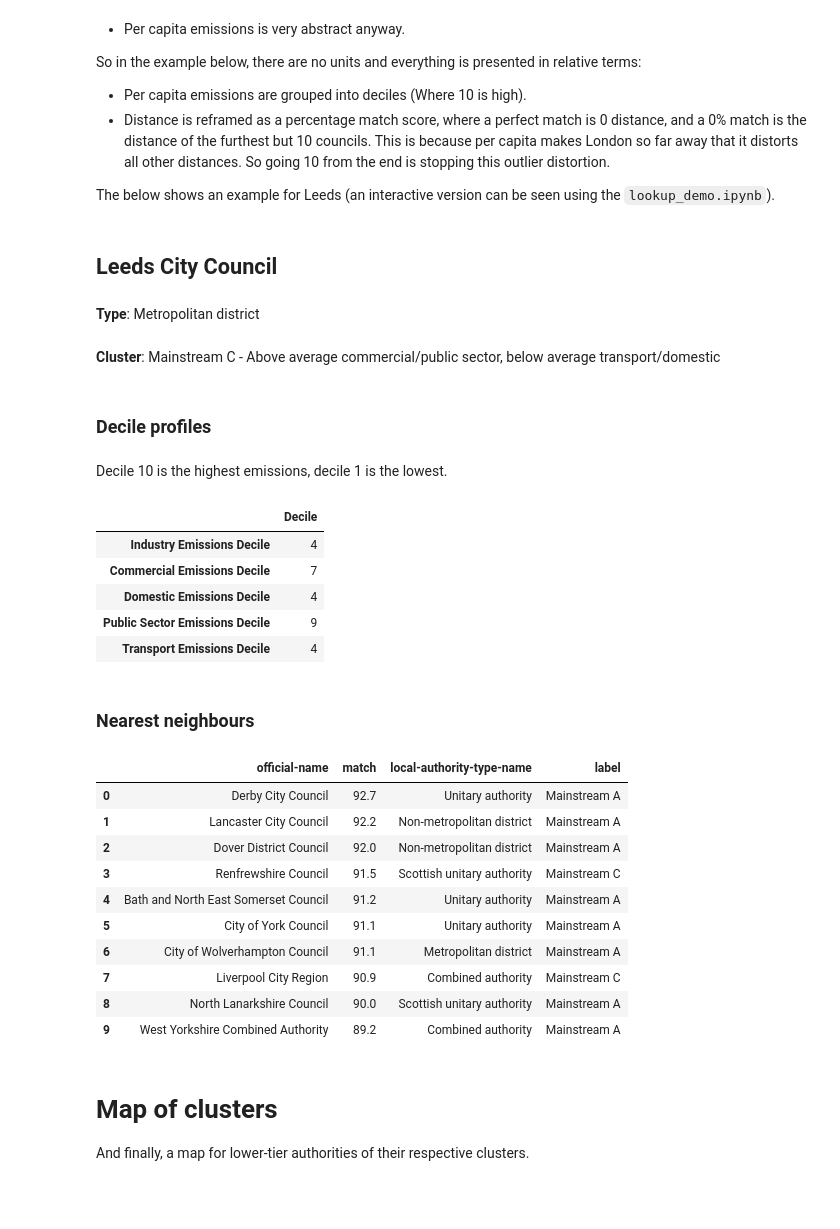
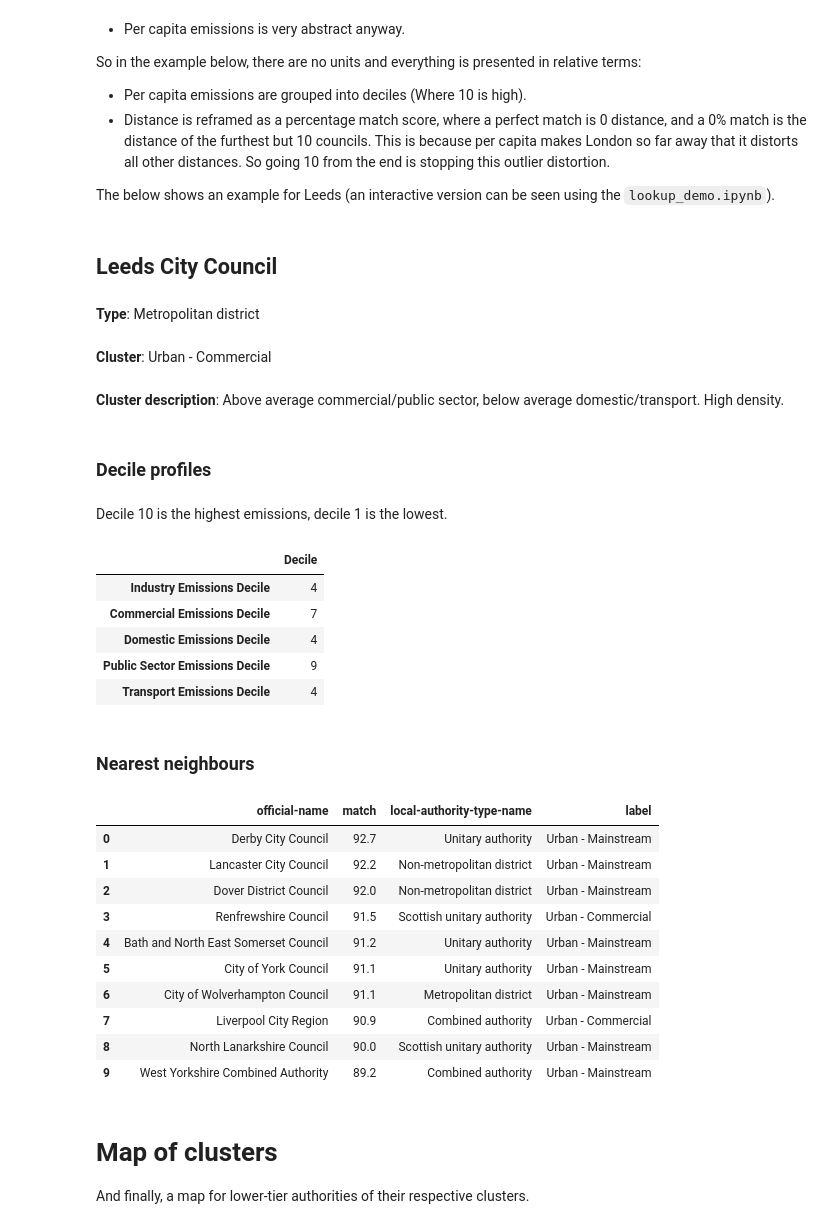
Before and after one commit to mysociety/la_distance, a Jupyter notebook: emissions.v1.ipynb, the cells around one changed output. Cells and saved outputs as stored; diff of their text form; code cells hidden in the pictures; blank space fills up the shorter version.

```diff
--- a/emissions.v1.ipynb
+++ b/emissions.v1.ipynb
@@ -248,48 +269,50 @@ def display_council(council_slug):
     matches = ddf.loc[council_slug].sort_values("match", ascending=False).head(10)
     matches = matches.set_index("local-authority-code_B").join(cdf).reset_index()
     matches = matches[wanted_columns]
 
     details = cdf.loc[council_slug].to_dict()
 
     dmd(f'## {details["official-name"]}')
     dmd(f'**Type**: {details["local-authority-type-name"]}')
-    dmd(f'**Cluster**: {details["label"]} - {details["label_desc"]}')
+    dmd(f'**Cluster**: {details["label"]}')
+    dmd(f'**Cluster description**: {details["label_desc"]}')
 
     deciles = cdf.loc[cdf.index == council_slug][[x for x in cdf.columns if "Decile" in x]]
     deciles = deciles.transpose().rename(columns={council_slug:"Decile"})
     dmd("### Decile profiles")
     dmd("Decile 10 is the highest emissions, decile 1 is the lowest.")
 
     display(deciles)
 
     dmd("### Nearest neighbours")
     display(matches)
 
 display_council("LDS")
 # %% [output]
 ## Leeds City Council
 **Type**: Metropolitan district
-**Cluster**: Mainstream C - Above average commercial/public sector, below average transport/domestic
+**Cluster**: Urban - Commercial
-### Decile profiles
+**Cluster description**: Above average commercial/public sector, below average domestic/transport. High density.
-Decile 10 is the highest emissions, decile 1 is the lowest.
+### Decile profiles
+Decile 10 is the highest emissions, decile 1 is the lowest.
 |  | Decile |
 | Industry Emissions Decile | 4 |
 | Commercial Emissions Decile | 7 |
 | Domestic Emissions Decile | 4 |
 | Public Sector Emissions Decile | 9 |
 | Transport Emissions Decile | 4 |
-### Nearest neighbours
+### Nearest neighbours
 |  | official-name | match | local-authority-type-name | label |
-| 0 | Derby City Council | 92.7 | Unitary authority | Mainstream A |
-| 1 | Lancaster City Council | 92.2 | Non-metropolitan district | Mainstream A |
-| 2 | Dover District Council | 92.0 | Non-metropolitan district | Mainstream A |
-| 3 | Renfrewshire Council | 91.5 | Scottish unitary authority | Mainstream C |
-| 4 | Bath and North East Somerset Council | 91.2 | Unitary authority | Mainstream A |
-| 5 | City of York Council | 91.1 | Unitary authority | Mainstream A |
-| 6 | City of Wolverhampton Council | 91.1 | Metropolitan district | Mainstream A |
-| 7 | Liverpool City Region | 90.9 | Combined authority | Mainstream C |
-| 8 | North Lanarkshire Council | 90.0 | Scottish unitary authority | Mainstream A |
-| 9 | West Yorkshire Combined Authority | 89.2 | Combined authority | Mainstream A |
+| 0 | Derby City Council | 92.7 | Unitary authority | Urban - Mainstream |
+| 1 | Lancaster City Council | 92.2 | Non-metropolitan district | Urban - Mainstream |
+| 2 | Dover District Council | 92.0 | Non-metropolitan district | Urban - Mainstream |
+| 3 | Renfrewshire Council | 91.5 | Scottish unitary authority | Urban - Commercial |
+| 4 | Bath and North East Somerset Council | 91.2 | Unitary authority | Urban - Mainstream |
+| 5 | City of York Council | 91.1 | Unitary authority | Urban - Mainstream |
+| 6 | City of Wolverhampton Council | 91.1 | Metropolitan district | Urban - Mainstream |
+| 7 | Liverpool City Region | 90.9 | Combined authority | Urban - Commercial |
+| 8 | North Lanarkshire Council | 90.0 | Scottish unitary authority | Urban - Mainstream |
+| 9 | West Yorkshire Combined Authority | 89.2 | Combined authority | Urban - Mainstream |
 # %% [markdown]
 # Map of clusters
 
```
Also changed, not shown: parts of 6 cells of this notebook, 3 other files.
